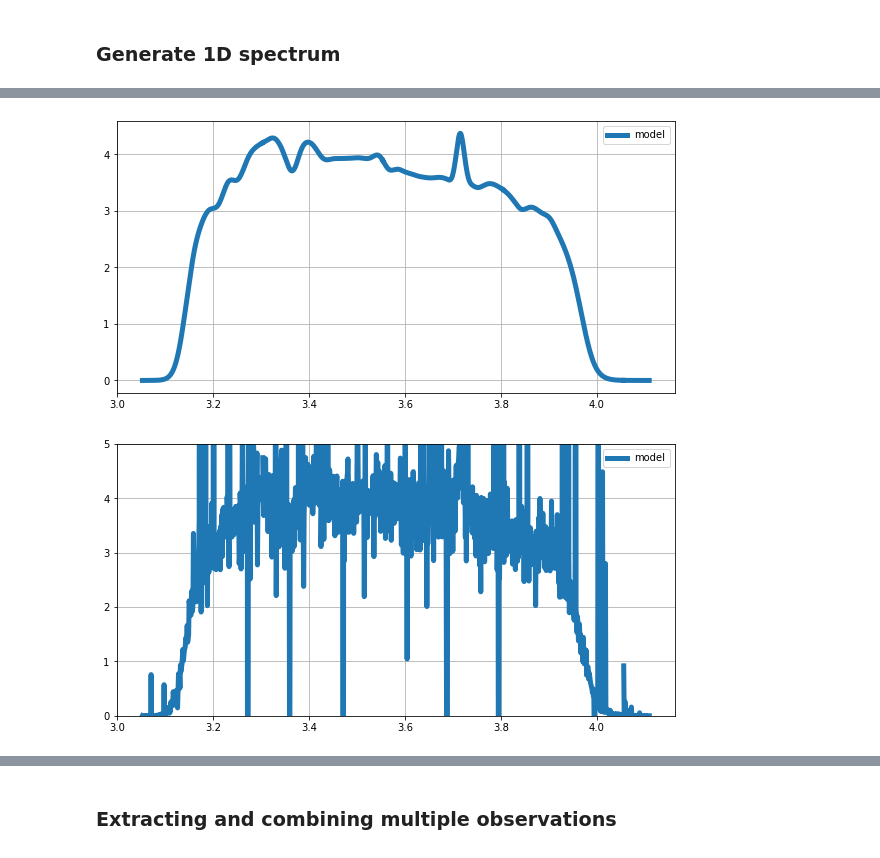
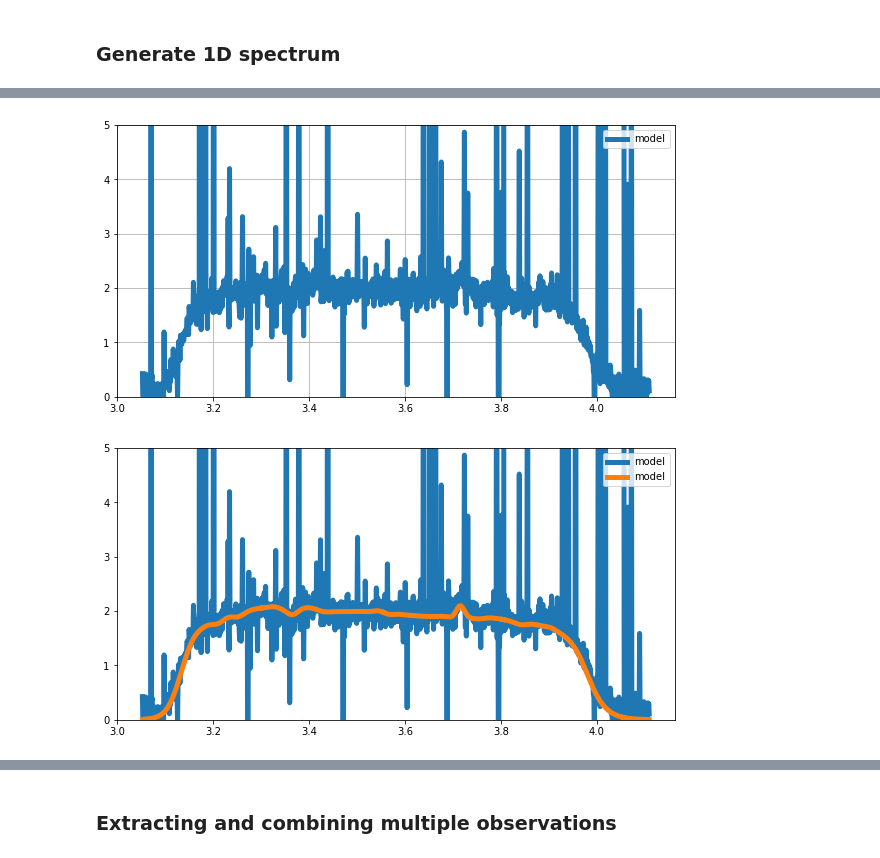
Before and after one commit to npirzkal/MirageExtract, a Jupyter notebook: Extract JWSTSIMS-56.ipynb, the cells around one changed output, grey strips where cells are left out. Drawn from its saved outputs; the diff is of its cells as text; code cells hidden in the pictures.

```diff
--- a/Extract JWSTSIMS-56.ipynb
+++ b/Extract JWSTSIMS-56.ipynb
@@ -164,7 +164,7 @@ def extract(ID,ra0,dec0,dataname):
 
     ok = np.isfinite(d)
 
-    return  d[ok], e[ok], q[ok], l[ok], c[ok], m[ok], w[ok], y[ok], C
+    return  d[ok], e[ok], q[ok], l[ok], c[ok], m[ok], weight[ok], y[ok], C
 # %% [markdown]
 <h2> Extracting a single spectrum from a single rate file
 # %%
@@ -243,16 +275,17 @@ im = plt.imshow(mm,norm=simple_norm(d,percent=96.),origin="corner",aspect=2.5)
 # %%
 wav = ll[0]
 
-# Hornes optimal extraction of model
-t1 = np.nansum(mm*ww,axis=0)
+# Hornes optimal extraction of  data-contam
+t1 = np.nansum((dd-cc)*ww,axis=0)
 t2 = np.nansum(ww**2,axis=0)
 ext = t1/t2
 
-plt.plot(wav,t1,lw=5,label="model")
+plt.plot(wav,ext,lw=5,label="model")
 plt.legend()
+plt.ylim(0,5)
 plt.grid()
 # %% [output]
-[figure, old version]
+[figure, new version]
 # %%
 wav = ll[0]
 
@@ -261,9 +294,18 @@ t1 = np.nansum((dd-cc)*ww,axis=0)
 t2 = np.nansum(ww**2,axis=0)
 ext = t1/t2
 
-plt.plot(wav,t1,lw=5,label="model")
+plt.plot(wav,ext,lw=5,label="model")
 plt.legend()
 plt.ylim(0,5)
 plt.grid()
+
+# Hornes optimal extraction of model
+t1 = np.nansum(mm*ww,axis=0)
+t2 = np.nansum(ww**2,axis=0)
+ext = t1/t2
+
+plt.plot(wav,ext,lw=5,label="model")
+plt.legend()
+plt.grid()
 # %% [output]
-[figure, old version]
+[figure, new version]
```
Also changed, not shown: parts of 7 cells of this notebook.
